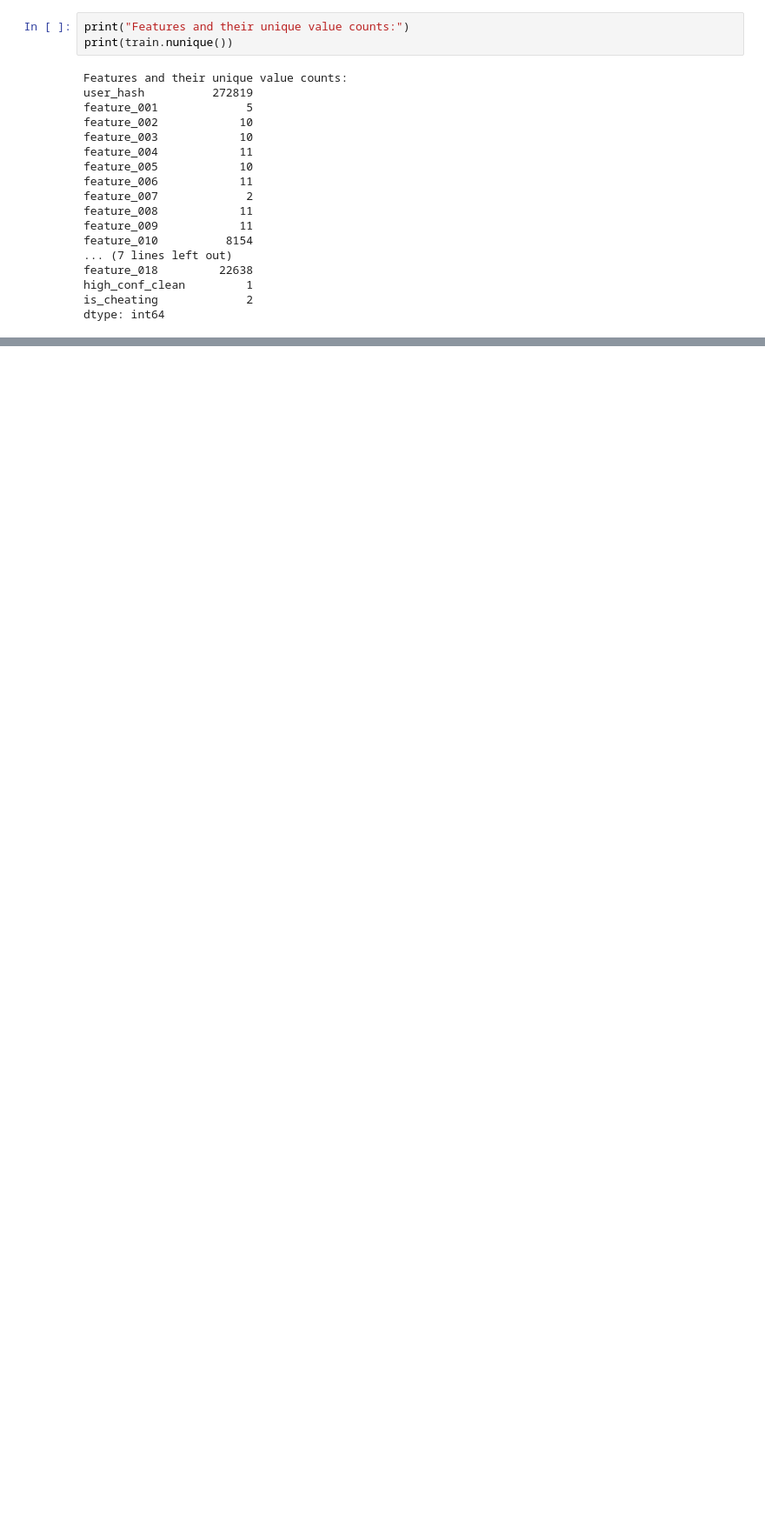
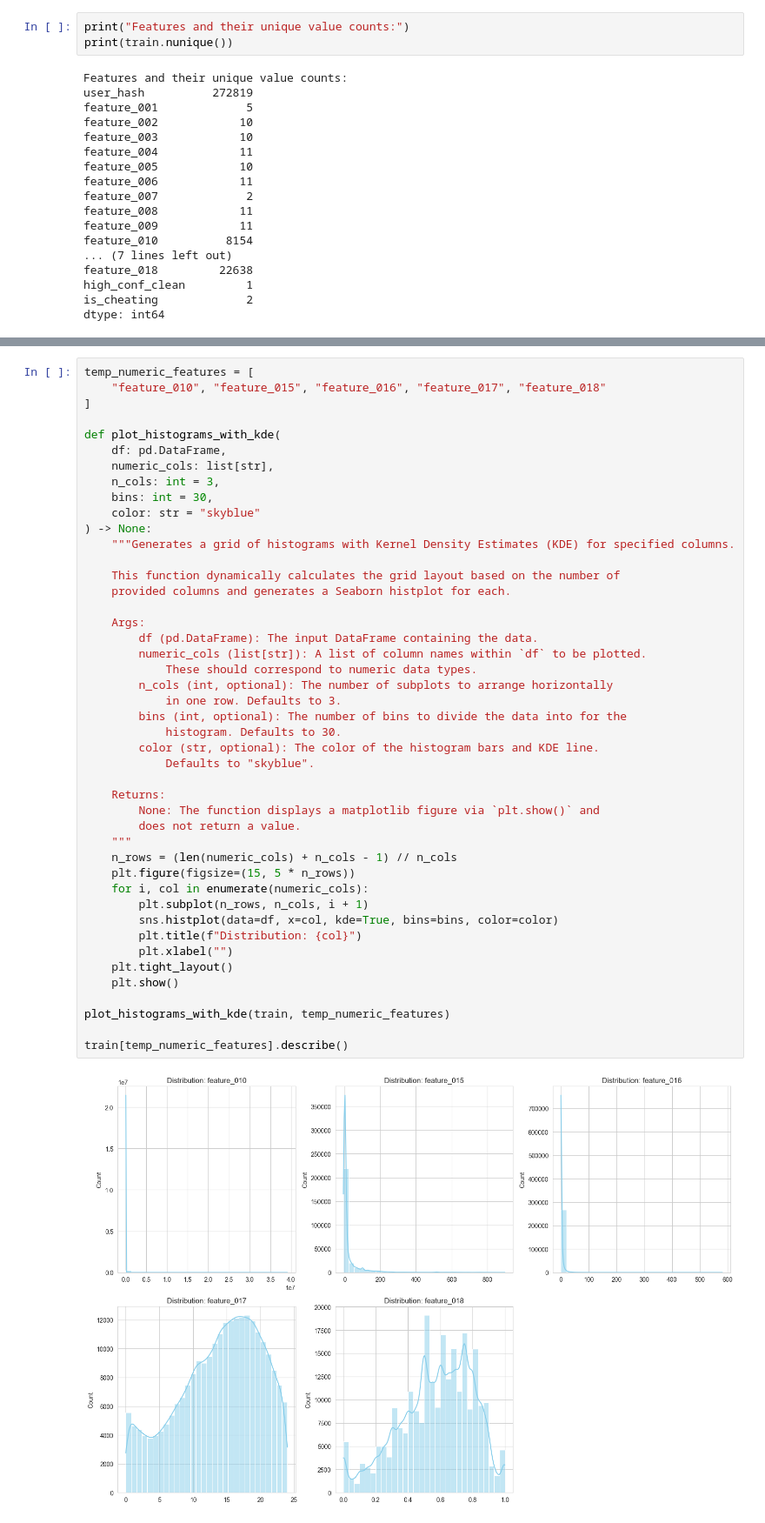
Before and after one commit to zacharym-collins/zc-kaggle-mercor-cheating-detection, a Jupyter notebook: working/12182025baseline.ipynb, the cells around one changed output, grey strips where cells are left out. Shown at 87% size. Saved outputs shown, nothing was run; the diff lists cells and outputs as text; blank space fills up the shorter version.

```diff
--- a/working/12182025baseline.ipynb
+++ b/working/12182025baseline.ipynb
@@ -203,0 +227,47 @@ np.True_
+# %%
+temp_numeric_features = [
+    "feature_010", "feature_015", "feature_016", "feature_017", "feature_018"
+]
+
+def plot_histograms_with_kde(
+    df: pd.DataFrame,
+    numeric_cols: list[str],
+    n_cols: int = 3,
+    bins: int = 30,
+    color: str = "skyblue"
+) -> None:
+    """Generates a grid of histograms with Kernel Density Estimates (KDE) for specified columns.
+
+    This function dynamically calculates the grid layout based on the number of
+    provided columns and generates a Seaborn histplot for each.
+
+    Args:
+        df (pd.DataFrame): The input DataFrame containing the data.
+        numeric_cols (list[str]): A list of column names within `df` to be plotted.
+            These should correspond to numeric data types.
+        n_cols (int, optional): The number of subplots to arrange horizontally
+            in one row. Defaults to 3.
+        bins (int, optional): The number of bins to divide the data into for the
+            histogram. Defaults to 30.
+        color (str, optional): The color of the histogram bars and KDE line.
+            Defaults to "skyblue".
+
+    Returns:
+        None: The function displays a matplotlib figure via `plt.show()` and
+        does not return a value.
+    """
+    n_rows = (len(numeric_cols) + n_cols - 1) // n_cols
+    plt.figure(figsize=(15, 5 * n_rows))
+    for i, col in enumerate(numeric_cols):
+        plt.subplot(n_rows, n_cols, i + 1)
+        sns.histplot(data=df, x=col, kde=True, bins=bins, color=color)
+        plt.title(f"Distribution: {col}")
+        plt.xlabel("")
+    plt.tight_layout()
+    plt.show()
+
+plot_histograms_with_kde(train, temp_numeric_features)
+
+train[temp_numeric_features].describe()
+# %% [output]
+[figure, added]
```
Also changed, not shown: parts of 65 cells of this notebook.
